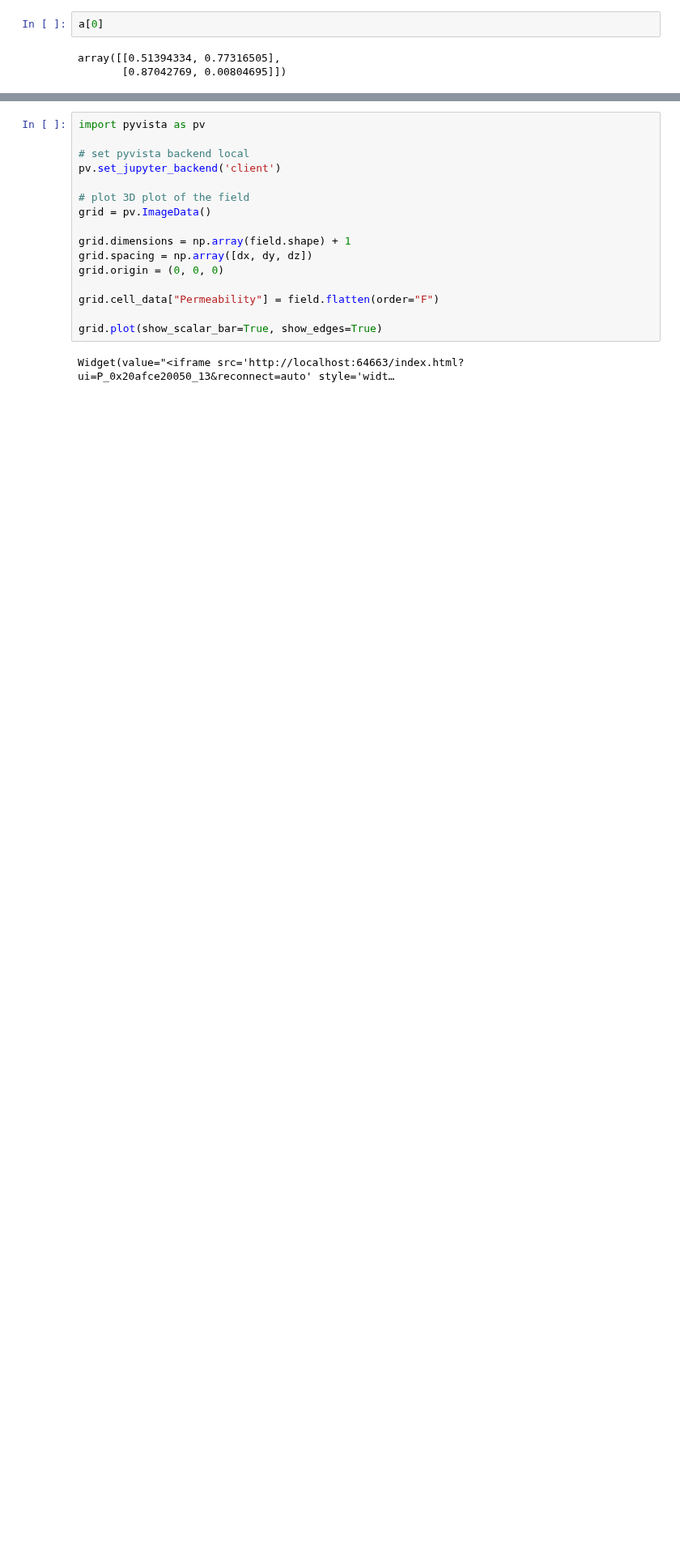
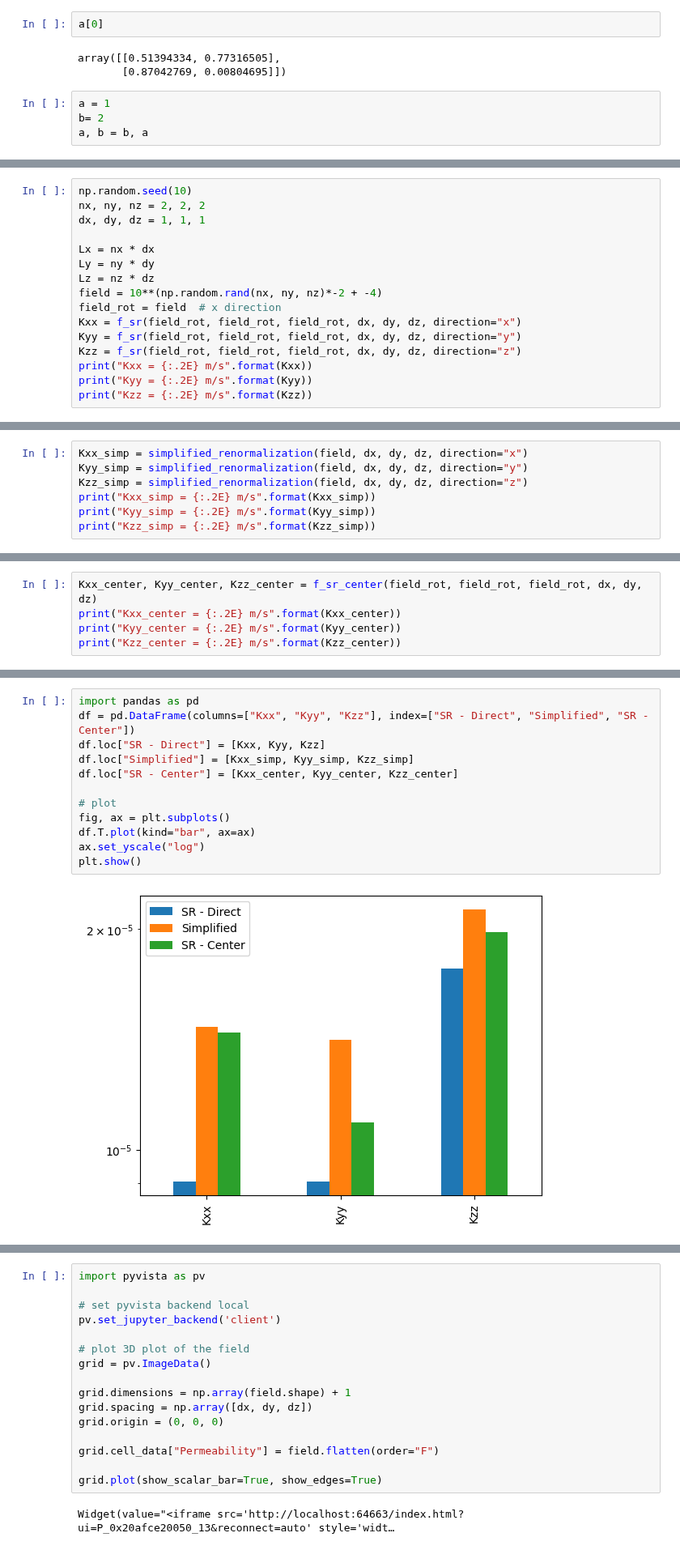
Before and after one commit to randlab/ArchPy, a Jupyter notebook: dev/flow_simulation/upscaling_methods_3D.ipynb, the cells around one changed output, grey strips where cells are left out. Shown at 81% size. Cells and saved outputs as stored; diff of their text form; blank space fills up the shorter version.

```diff
--- a/dev/flow_simulation/upscaling_methods_3D.ipynb
+++ b/dev/flow_simulation/upscaling_methods_3D.ipynb
@@ -452,3 +452,7 @@ a[0]
 # %% [output]
 array([[0.51394334, 0.77316505],
        [0.87042769, 0.00804695]])
+# %%
+a = 1
+b= 2
+a, b = b, a
@@ -577,0 +800,16 @@ Widget(value="<iframe src='http://localhost:64663/index.html?ui=P_0x20af8e857d0_
+# %%
+np.random.seed(10)
+nx, ny, nz = 2, 2, 2
+dx, dy, dz = 1, 1, 1
+
+Lx = nx * dx
+Ly = ny * dy
+Lz = nz * dz
+field = 10**(np.random.rand(nx, ny, nz)*-2 + -4)
+field_rot = field  # x direction
+Kxx = f_sr(field_rot, field_rot, field_rot, dx, dy, dz, direction="x")
+Kyy = f_sr(field_rot, field_rot, field_rot, dx, dy, dz, direction="y")
+Kzz = f_sr(field_rot, field_rot, field_rot, dx, dy, dz, direction="z")
+print("Kxx = {:.2E} m/s".format(Kxx))
+print("Kyy = {:.2E} m/s".format(Kyy))
+print("Kzz = {:.2E} m/s".format(Kzz))
@@ -577,0 +820,7 @@ Widget(value="<iframe src='http://localhost:64663/index.html?ui=P_0x20af8e857d0_
+# %%
+Kxx_simp = simplified_renormalization(field, dx, dy, dz, direction="x")
+Kyy_simp = simplified_renormalization(field, dx, dy, dz, direction="y")
+Kzz_simp = simplified_renormalization(field, dx, dy, dz, direction="z")
+print("Kxx_simp = {:.2E} m/s".format(Kxx_simp))
+print("Kyy_simp = {:.2E} m/s".format(Kyy_simp))
+print("Kzz_simp = {:.2E} m/s".format(Kzz_simp))
@@ -577,0 +831,5 @@ Widget(value="<iframe src='http://localhost:64663/index.html?ui=P_0x20af8e857d0_
+# %%
+Kxx_center, Kyy_center, Kzz_center = f_sr_center(field_rot, field_rot, field_rot, dx, dy, dz)
+print("Kxx_center = {:.2E} m/s".format(Kxx_center))
+print("Kyy_center = {:.2E} m/s".format(Kyy_center))
+print("Kzz_center = {:.2E} m/s".format(Kzz_center))
@@ -577,0 +843,14 @@ Widget(value="<iframe src='http://localhost:64663/index.html?ui=P_0x20af8e857d0_
+# %%
+import pandas as pd
+df = pd.DataFrame(columns=["Kxx", "Kyy", "Kzz"], index=["SR - Direct", "Simplified", "SR - Center"])
+df.loc["SR - Direct"] = [Kxx, Kyy, Kzz]
+df.loc["Simplified"] = [Kxx_simp, Kyy_simp, Kzz_simp]
+df.loc["SR - Center"] = [Kxx_center, Kyy_center, Kzz_center]
+
+# plot
+fig, ax = plt.subplots()
+df.T.plot(kind="bar", ax=ax)
+ax.set_yscale("log")
+plt.show()
+# %% [output]
+[figure, added]
```
Also changed, not shown: parts of 25 cells of this notebook, 14 other files.
